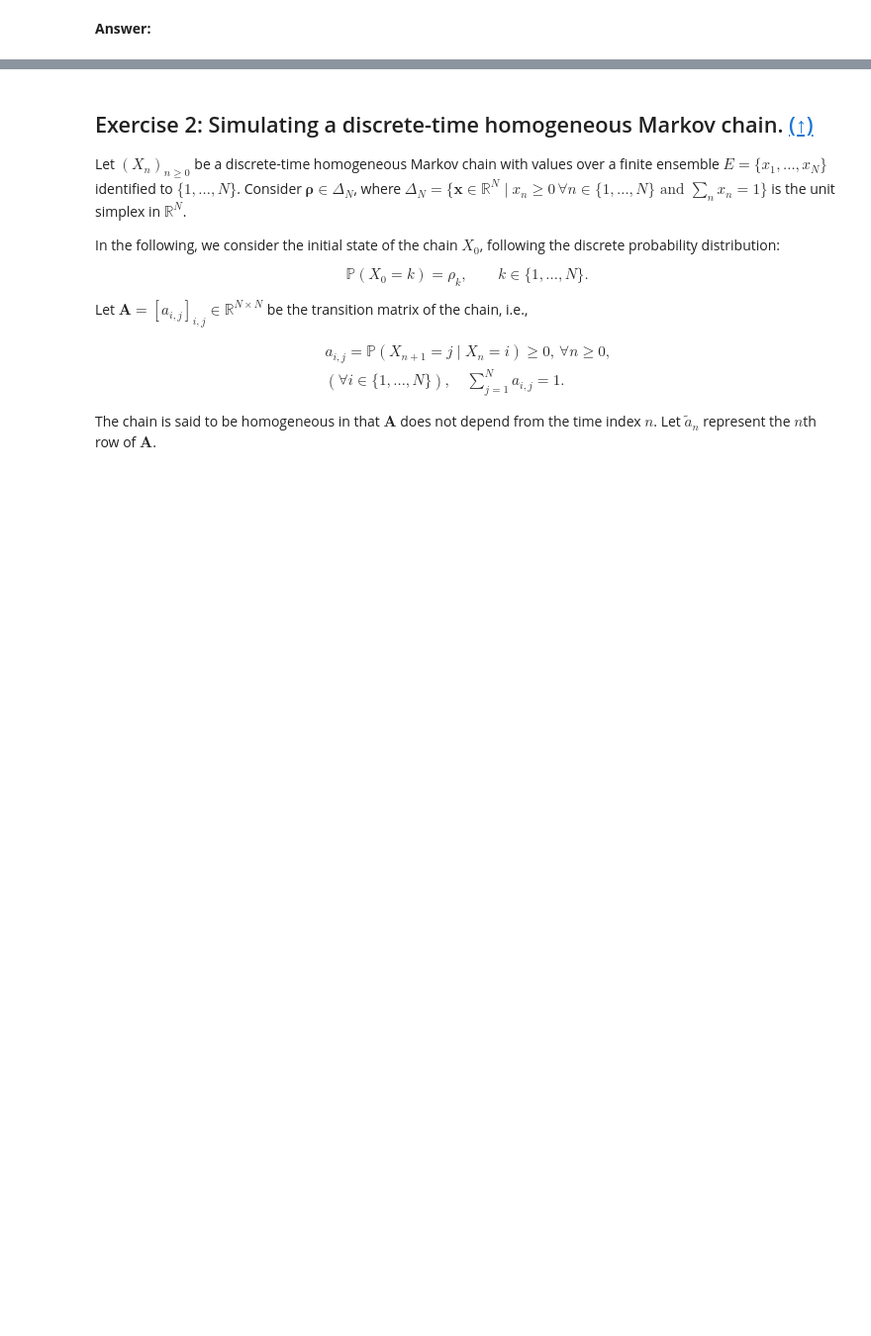
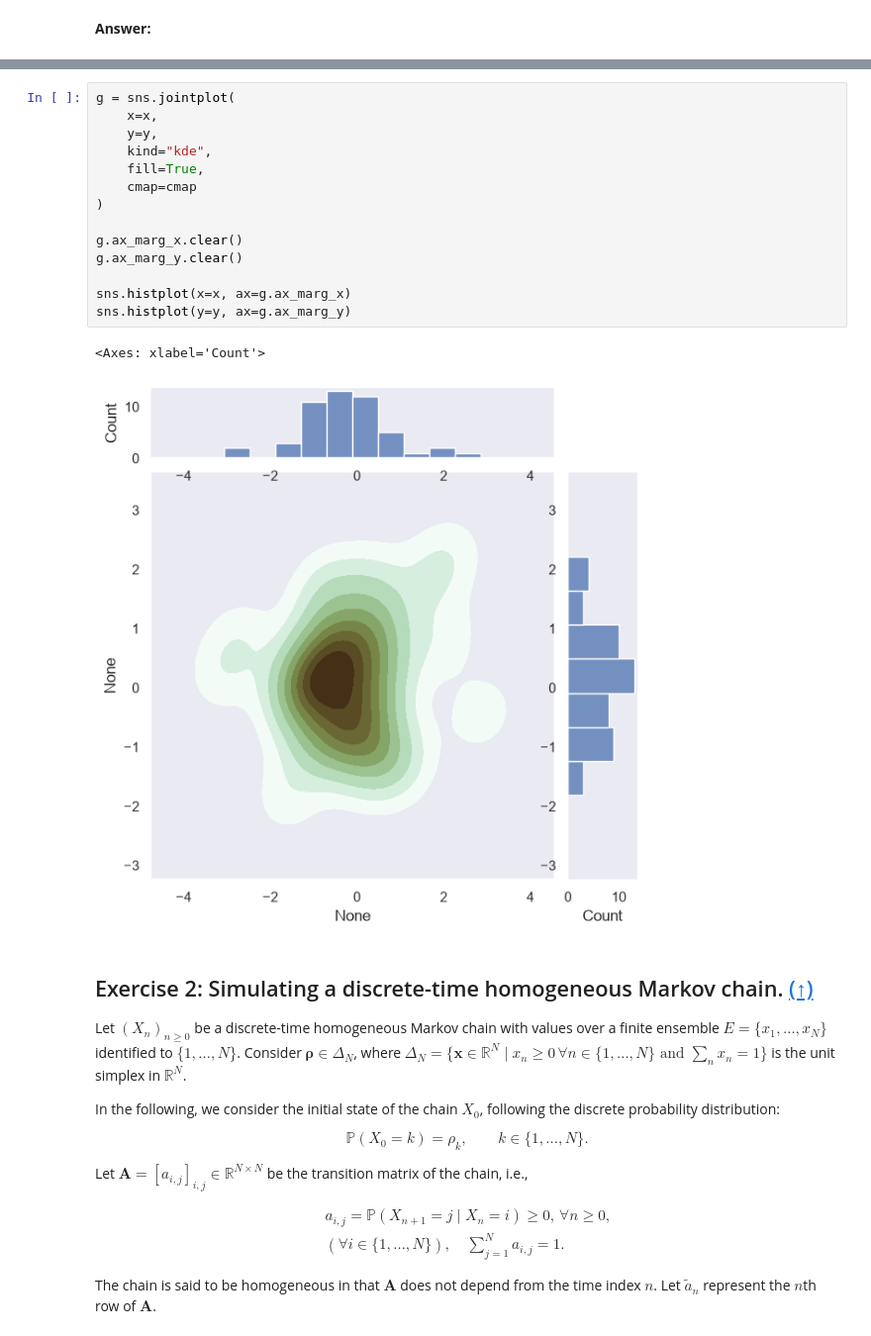
Before and after one commit to louiseamaladasse-a11y/python_sdia, a Jupyter notebook: Labs/Lab5/lab5.ipynb, the cells around one changed output, grey strips where cells are left out. Shown at 99% size. Cells and saved outputs as stored; diff of their text form; blank space fills up the shorter version.

Commit message:
ajout histogramme

```diff
--- a/Labs/Lab5/lab5.ipynb
+++ b/Labs/Lab5/lab5.ipynb
@@ -109,3 +109,20 @@ g = sns.jointplot(
+# %%
+g = sns.jointplot(
+    x=x,
+    y=y,
+    kind="kde",
+    fill=True,
+    cmap=cmap
+)
+
+g.ax_marg_x.clear()
+g.ax_marg_y.clear()
+
+sns.histplot(x=x, ax=g.ax_marg_x)
+sns.histplot(y=y, ax=g.ax_marg_y)
+# %% [output]
+<Axes: xlabel='Count'>
+[figure, added]
 # %% [markdown]
 ## <a name="ex2">Exercise 2: Simulating a discrete-time homogeneous Markov chain.</a> [(&#8593;)](#content)
 
```
Also changed, not shown: parts of 1 cell of this notebook.
